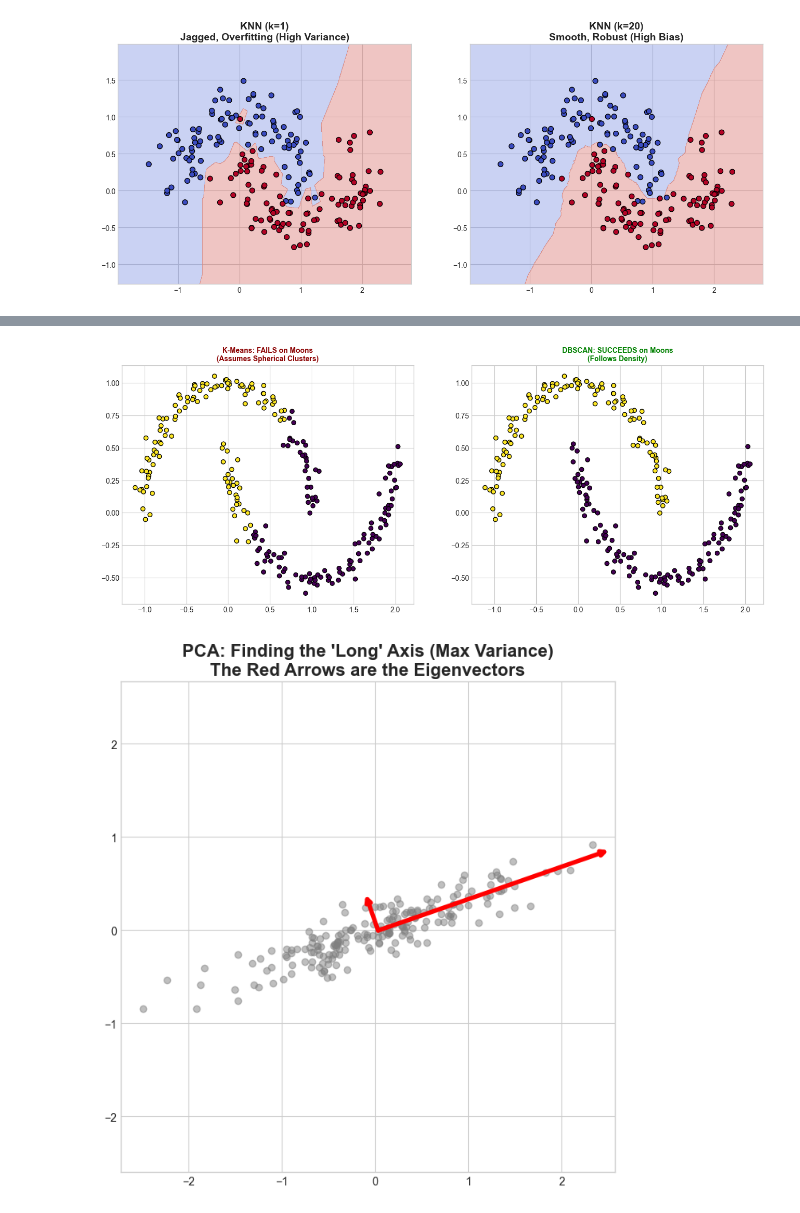
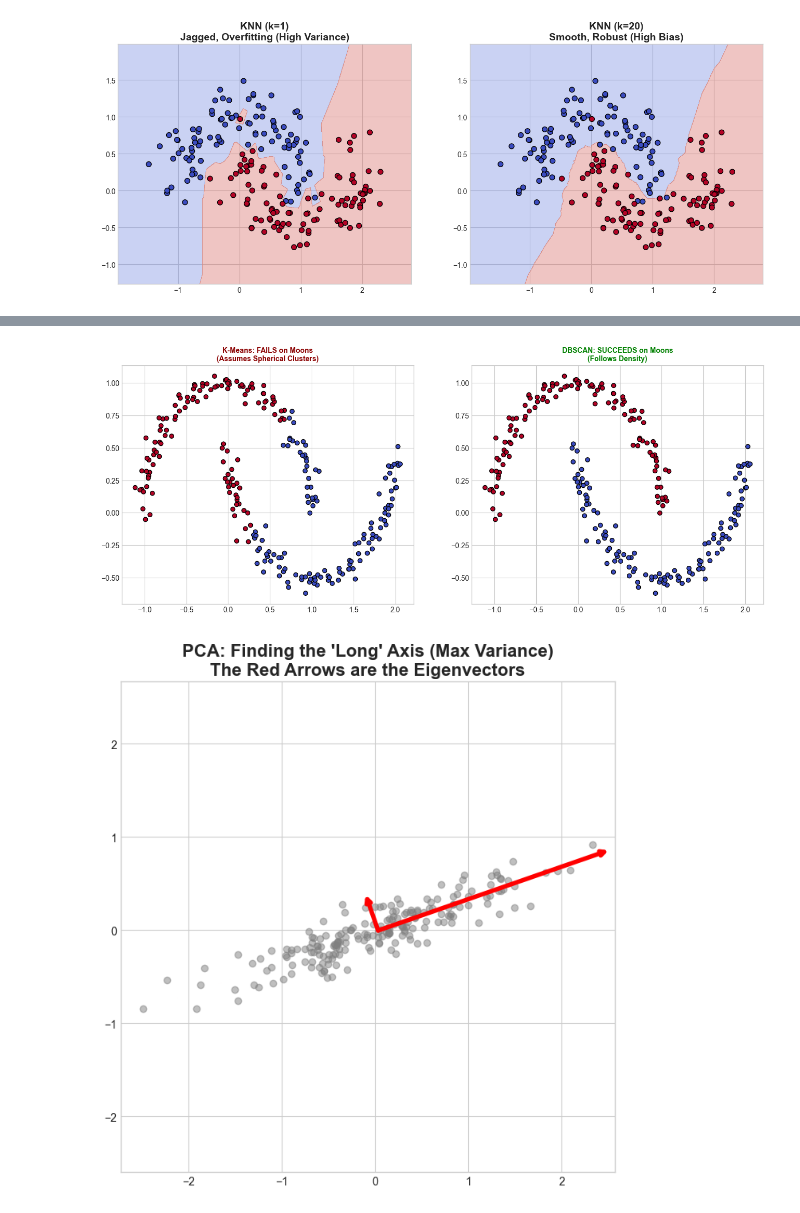
Before and after one commit to dattali18/machine_learning_msc_course, a Jupyter notebook: test_prep/ml_test_prep_1.ipynb, the cells around one changed output, grey strips where cells are left out. Cells and saved outputs as stored; diff of their text form; code cells hidden in the pictures.

```diff
--- a/test_prep/ml_test_prep_1.ipynb
+++ b/test_prep/ml_test_prep_1.ipynb
@@ -202,26 +202,26 @@ plt.show()
 # %%
 # CELL 8: CLUSTERING FAIL (K-Means vs DBSCAN)
 from sklearn.cluster import KMeans, DBSCAN
 
 # Generate Moon Data
 X, y = make_moons(n_samples=250, noise=0.05, random_state=0)
 
 # Fit Models
 kmeans = KMeans(n_clusters=2, n_init='auto', random_state=42).fit(X)
 dbscan = DBSCAN(eps=0.3, min_samples=5).fit(X)
 
 # Plot
 fig, axes = plt.subplots(1, 2, figsize=(16, 6))
 
-axes[0].scatter(X[:, 0], X[:, 1], c=kmeans.labels_, cmap='viridis', edgecolors='k')
+axes[0].scatter(X[:, 0], X[:, 1], c=kmeans.labels_, cmap='coolwarm', edgecolors='k')
 axes[0].set_title("K-Means: FAILS on Moons\n(Assumes Spherical Clusters)", fontsize=10, color='darkred', fontweight='bold')
 
-axes[1].scatter(X[:, 0], X[:, 1], c=dbscan.labels_, cmap='viridis', edgecolors='k')
+axes[1].scatter(X[:, 0], X[:, 1], c=dbscan.labels_, cmap='coolwarm', edgecolors='k')
 axes[1].set_title("DBSCAN: SUCCEEDS on Moons\n(Follows Density)", fontsize=10, color='green', fontweight='bold')
 
 plt.show()
 # %% [output]
-[figure, old version]
+[figure, new version]
 # %%
 # CELL 9: PCA EIGENVECTORS
 from sklearn.decomposition import PCA
```
Also changed, not shown: parts of 6 cells of this notebook.
